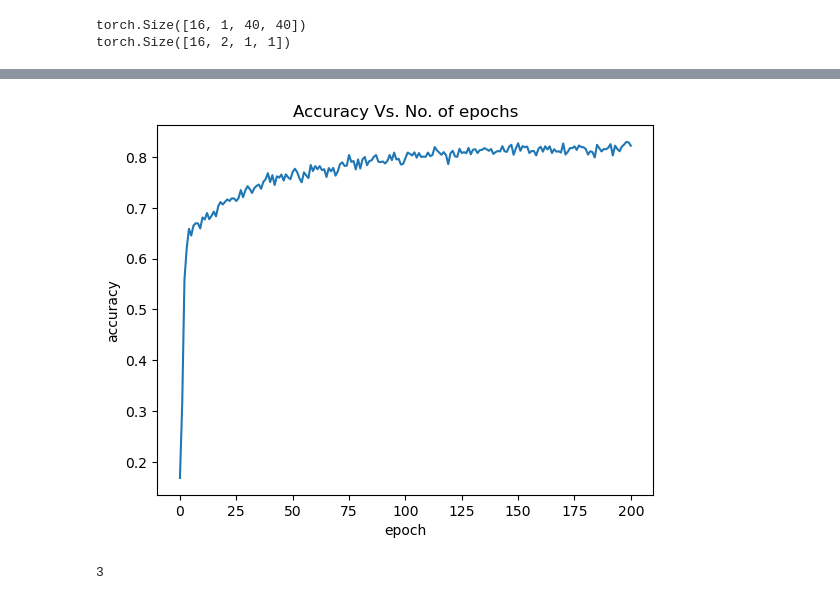
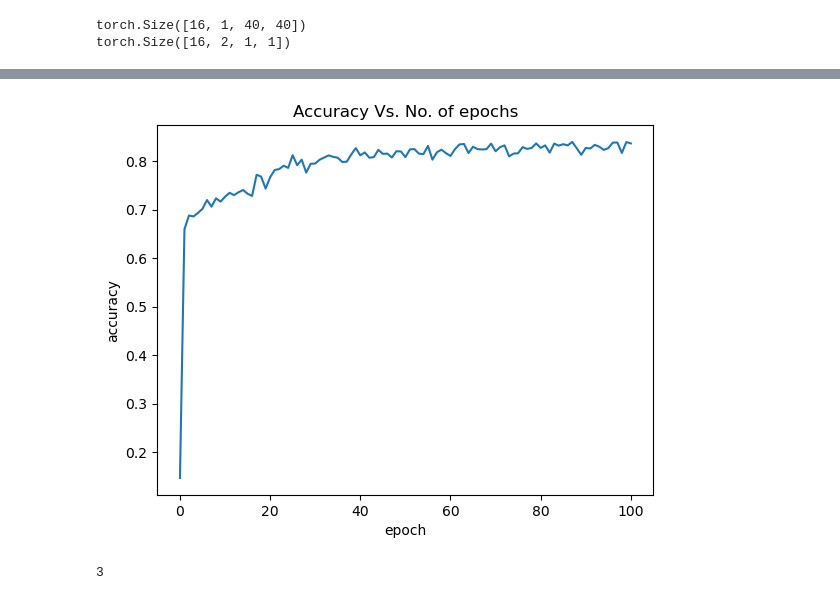
Before and after one commit to aleksejvalenkov/NN_path_planning, a Jupyter notebook: nn/Untitled.ipynb, the cells around one changed output, grey strips where cells are left out. Saved outputs shown, nothing was run; the diff lists cells and outputs as text; code cells hidden in the pictures.

```diff
--- a/nn/Untitled.ipynb
+++ b/nn/Untitled.ipynb
@@ -65,8 +65,8 @@ class CustomDatasetFromDepthImages(Dataset):
     def __len__(self):
         return self.data_len
 # %%
-DATAPATH = '/home/alex/Documents/datasets/VisualPlanerData/iter_1/out.csv'
-DATAPATHIMAGES = '/home/alex/Documents/datasets/VisualPlanerData/iter_1'
+DATAPATH = '/home/alex/Documents/datasets/VisualPlanerData/iter_3/out.csv'
+DATAPATHIMAGES = '/home/alex/Documents/datasets/VisualPlanerData/iter_3'
 custom_dataset =  CustomDatasetFromDepthImages(DATAPATH, DATAPATHIMAGES)
 custom_dataset.data_info
 # %% [output]
@@ -170,16 +170,16 @@ class MnistModel(nn.Module):
         super().__init__()
         self.loss_fn = nn.CrossEntropyLoss()
 
-        self.conv0 = nn.Conv2d(1, 10, 3, stride=1, padding=1)
-        self.conv1 = nn.Conv2d(10, 20, 3, stride=1, padding=1)
-        self.conv2 = nn.Conv2d(20, 40, 3, stride=1, padding=1)
+        self.conv0 = nn.Conv2d(1, 20, 3, stride=1, padding=1)
+        self.conv1 = nn.Conv2d(20, 40, 3, stride=1, padding=1)
+        self.conv2 = nn.Conv2d(40, 80, 3, stride=1, padding=1)
 
         self.flat = nn.Flatten()
-        self.linear1 = nn.Linear(42, 40)
-        self.linear2 = nn.Linear(40, 30)
-        self.linear3 = nn.Linear(30, 20)
-        self.linear4 = nn.Linear(20, 10)
-        self.linear5 = nn.Linear(10, num_classes)
+        self.linear1 = nn.Linear(82, 150)
+        self.linear2 = nn.Linear(150, 100)
+        self.linear3 = nn.Linear(100, 50)
+        self.linear4 = nn.Linear(50, 25)
+        self.linear5 = nn.Linear(25, num_classes)
 
         self.act = nn.LeakyReLU(0.2)
         self.maxpool = nn.MaxPool2d(2,2)
@@ -241,7 +241,6 @@ class MnistModel(nn.Module):
     def epoch_end(self, epoch,result):
         print("Epoch [{}], val_loss: {:.4f}, val_acc: {:.4f}".format(epoch, result['val_loss'], result['val_acc']))
 
-
 model = MnistModel()
 model
 # %% [output]
@@ -348,12 +363,12 @@ KeyboardInterrupt:
 # %%
 ## Replace these values with your result
-history = [result0] + history1 + history2# + history3 + history4
+history = [result0] + history1# + history2 + history3# + history4
 accuracies = [result['val_acc'] for result in history]
 plt.plot(accuracies)
 plt.xlabel('epoch')
 plt.ylabel('accuracy')
 plt.title('Accuracy Vs. No. of epochs')
 plt.savefig('/home/alex/Documents/NN_path_planning/nn/model/plot_Accuracy Vs. No. of epochs.png')
 # %% [output]
-[figure, old version]
+[figure, new version]
 # %%
```
Also changed, not shown: parts of 13 cells of this notebook, 3 other files.
